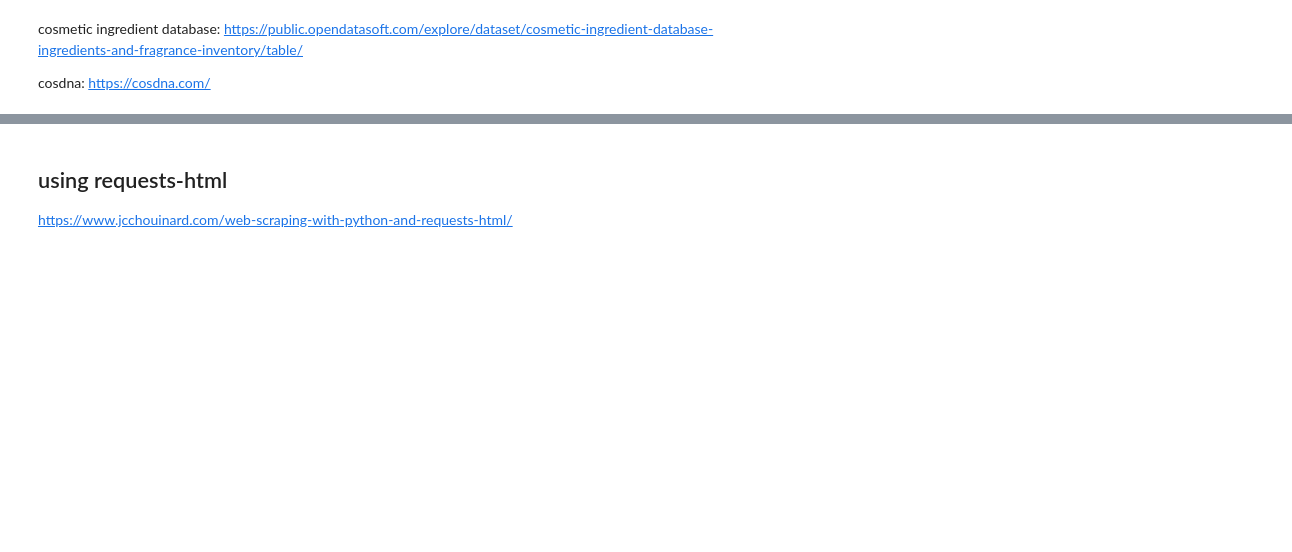
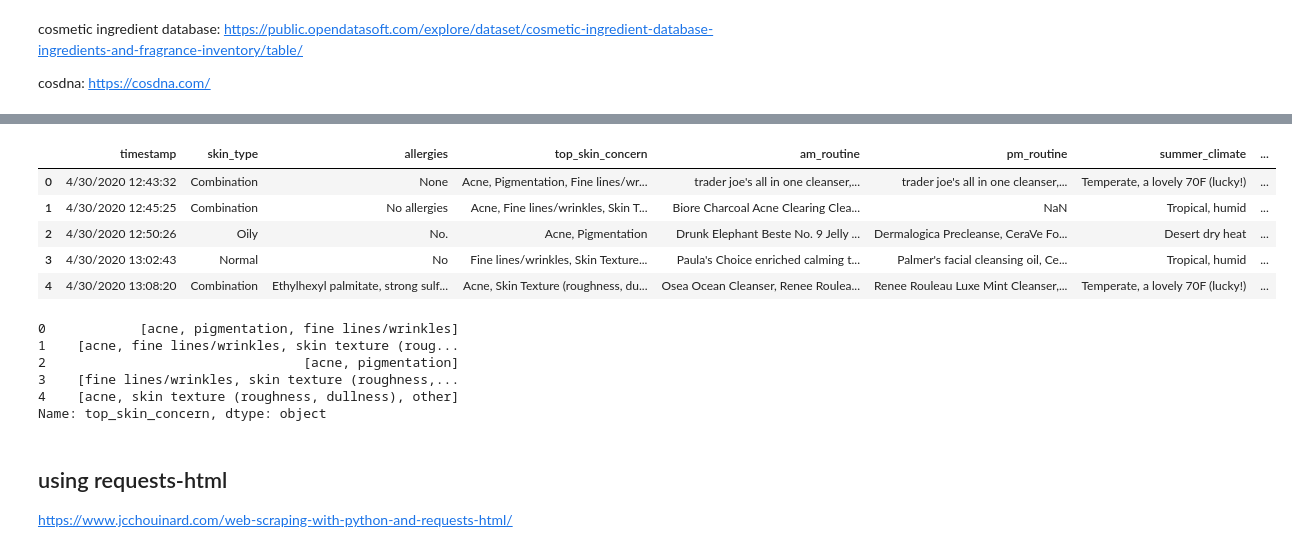
Before and after one commit to jydiw/hack-a-routine, a Jupyter notebook: notebooks/cosdna-requests-notebook.ipynb, the cells around one changed output, grey strips where cells are left out. Saved outputs shown, nothing was run; the diff lists cells and outputs as text; code cells hidden in the pictures; blank space fills up the shorter version.

```diff
--- a/notebooks/cosdna-requests-notebook.ipynb
+++ b/notebooks/cosdna-requests-notebook.ipynb
@@ -19,5 +19,6 @@ cosmetic ingredient database: https://public.opendatasoft.com/explore/dataset/co
 
 cosdna: https://cosdna.com/
 # %%
-file_list = glob('./data/*.csv')
+file_list = glob('../data/*.csv')
+file_list = sorted(file_list)
 file_list
@@ -24,2 +30,2 @@ file_list
 # %%
-responses = pd.read_csv(file_list[2])
+responses = pd.read_csv(file_list[-1])
@@ -26,29 +41,40 @@ responses = pd.read_csv(file_list[2])
 # %%
 new_columns = [
     'timestamp',
-    'email_address',
-    'name',
-    'order_number',
     'skin_type',
-    'cannot_contain',
-    'skin_concern',
+    'allergies',
+    'top_skin_concern',
     'am_routine',
     'pm_routine',
-    'climate',
+    'summer_climate',
     'skin_sensitivities',
     'used_retinoids',
     'used_acids',
     'prone_to_breakouts',
     'miscellaneous',
     'permission'
 ]
 
 responses.columns = new_columns
-responses.drop(columns=['email_address','name'], inplace=True)
+# responses.drop(columns=['email_address','name'], inplace=True)
 responses.head()
+# %% [output]
+|  | timestamp | skin_type | allergies | top_skin_concern | am_routine | pm_routine | summer_climate | ... |
+| 0 | 4/30/2020 12:43:32 | Combination | None | Acne, Pigmentation, Fine lines/wr... | trader joe's all in one cleanser,... | trader joe's all in one cleanser,... | Temperate, a lovely 70F (lucky!) | ... |
+| 1 | 4/30/2020 12:45:25 | Combination | No allergies | Acne, Fine lines/wrinkles, Skin T... | Biore Charcoal Acne Clearing Clea... | NaN | Tropical, humid | ... |
+| 2 | 4/30/2020 12:50:26 | Oily | No. | Acne, Pigmentation | Drunk Elephant Beste No. 9 Jelly ... | Dermalogica Precleanse, CeraVe Fo... | Desert dry heat | ... |
+| 3 | 4/30/2020 13:02:43 | Normal | No | Fine lines/wrinkles, Skin Texture... | Paula's Choice enriched calming t... | Palmer's facial cleansing oil, Ce... | Tropical, humid | ... |
+| 4 | 4/30/2020 13:08:20 | Combination | Ethylhexyl palmitate, strong sulf... | Acne, Skin Texture (roughness, du... | Osea Ocean Cleanser, Renee Roulea... | Renee Rouleau Luxe Mint Cleanser,... | Temperate, a lovely 70F (lucky!) | ... |
 # %%
-responses['skin_concern'] = responses['skin_concern'].str.lower().str.split(', ')
-responses['skin_concern'][:5]
+# responses['top_skin_concern'] = responses['top_skin_concern'].str.lower().str.split(', ')
+responses['top_skin_concern'][:5]
+# %% [output]
+0            [acne, pigmentation, fine lines/wrinkles]
+1    [acne, fine lines/wrinkles, skin texture (roug...
+2                                 [acne, pigmentation]
+3    [fine lines/wrinkles, skin texture (roughness,...
+4    [acne, skin texture (roughness, dullness), other]
+Name: top_skin_concern, dtype: object
 # %% [markdown]
 ## using requests-html
 
```
Also changed, not shown: parts of 2 cells of this notebook, 2 other files.
